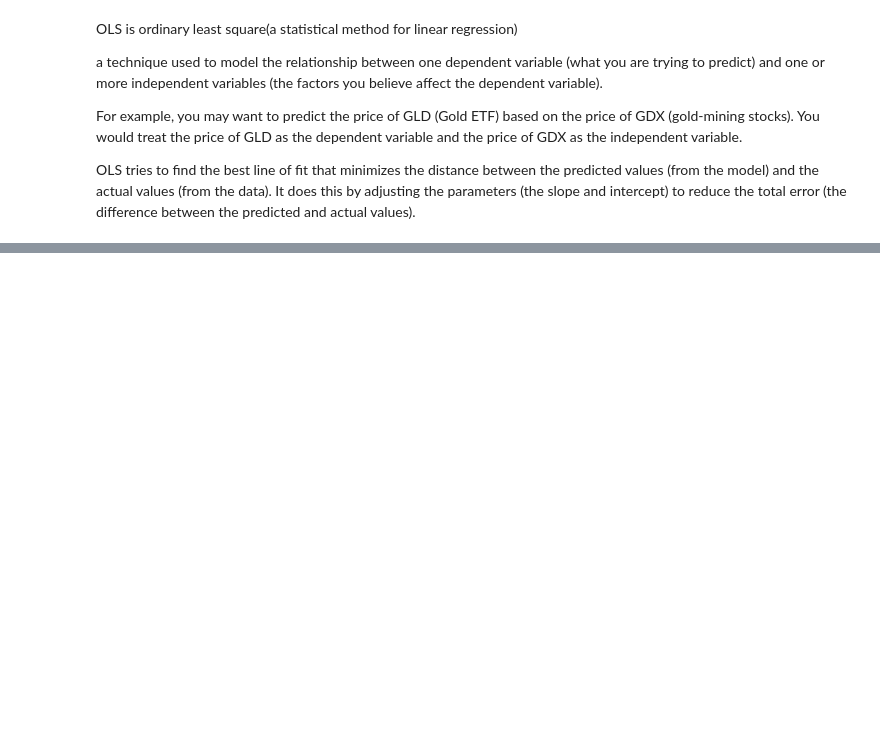
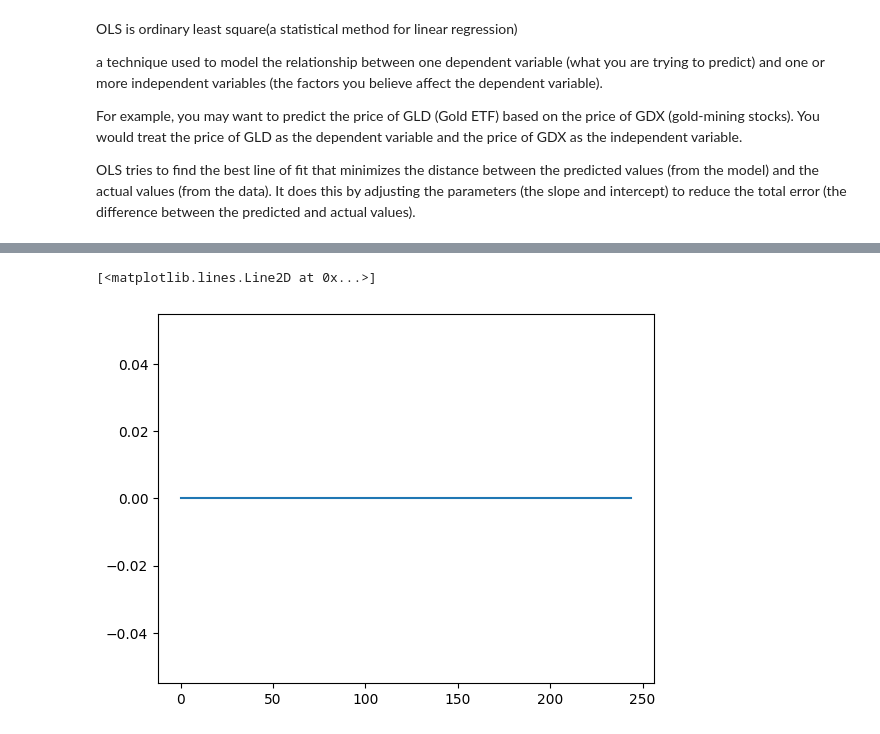
Before and after one commit to Marcusng88/quant-learn, a Jupyter notebook: pairtrading_tuto.ipynb, the cells around one changed output, grey strips where cells are left out. Drawn from its saved outputs; the diff is of its cells as text; code cells hidden in the pictures; blank space fills up the shorter version.

```diff
--- a/pairtrading_tuto.ipynb
+++ b/pairtrading_tuto.ipynb
@@ -56,0 +105,10 @@ dtype: float64
+# %%
+positions_Long = df.loc[:,('positions_GLD_long','positions_GDX_Long')]
+positions_Short = df.loc[:,('positions_GLD_Short','positions_GDX_Short')]
+positions = np.array(positions_Long)+ np.array(positions_Short)
+# %%
+positions = pd.DataFrame(positions)
+# %%
+dailyret = df.loc[:,('Adj Close_GLD', 'Adj Close_GDX')].pct_change()
+# %%
+pnl = (np.array(positions.shift())*np.array(dailyret)).sum(axis=1)
@@ -56,0 +127,6 @@ dtype: float64
+# %%
+plt.plot(np.cumsum(pnl[testset]))
+# positions.to_pickle('example3_6_positions')
+# %% [output]
+[<matplotlib.lines.Line2D at 0x...>]
+[figure, added]
```
Also changed, not shown: parts of 20 cells of this notebook, 2 other files.
